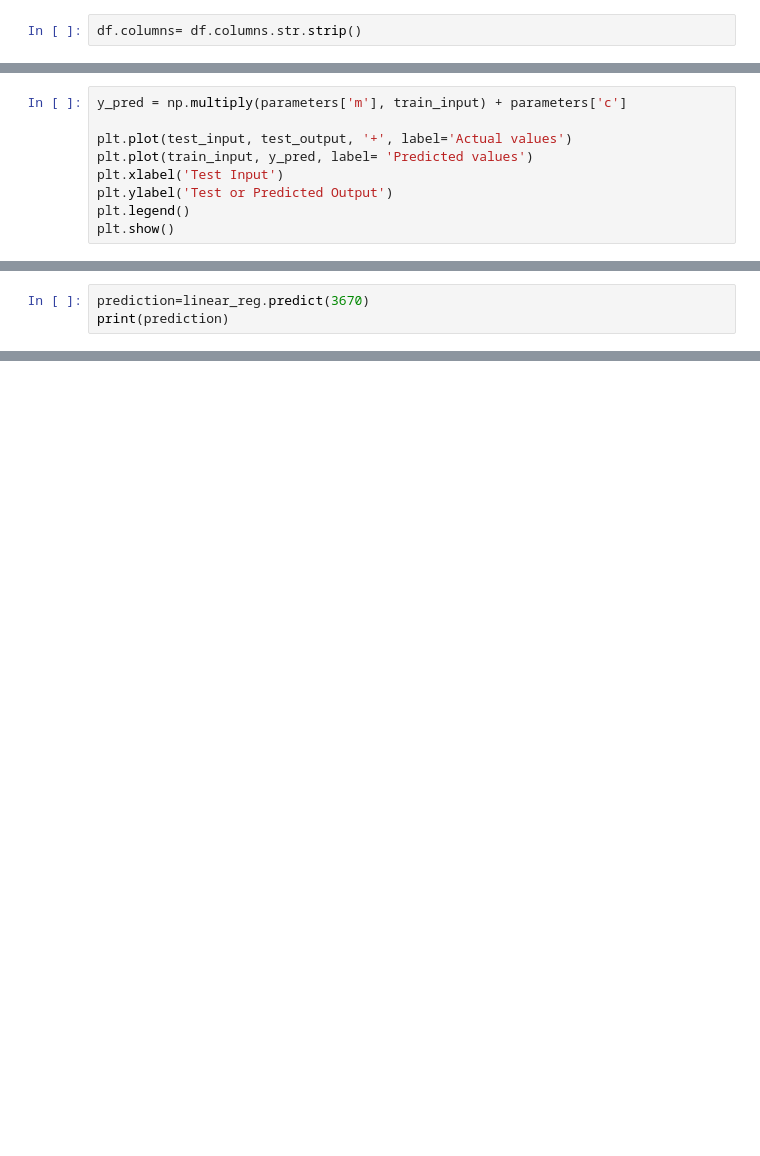
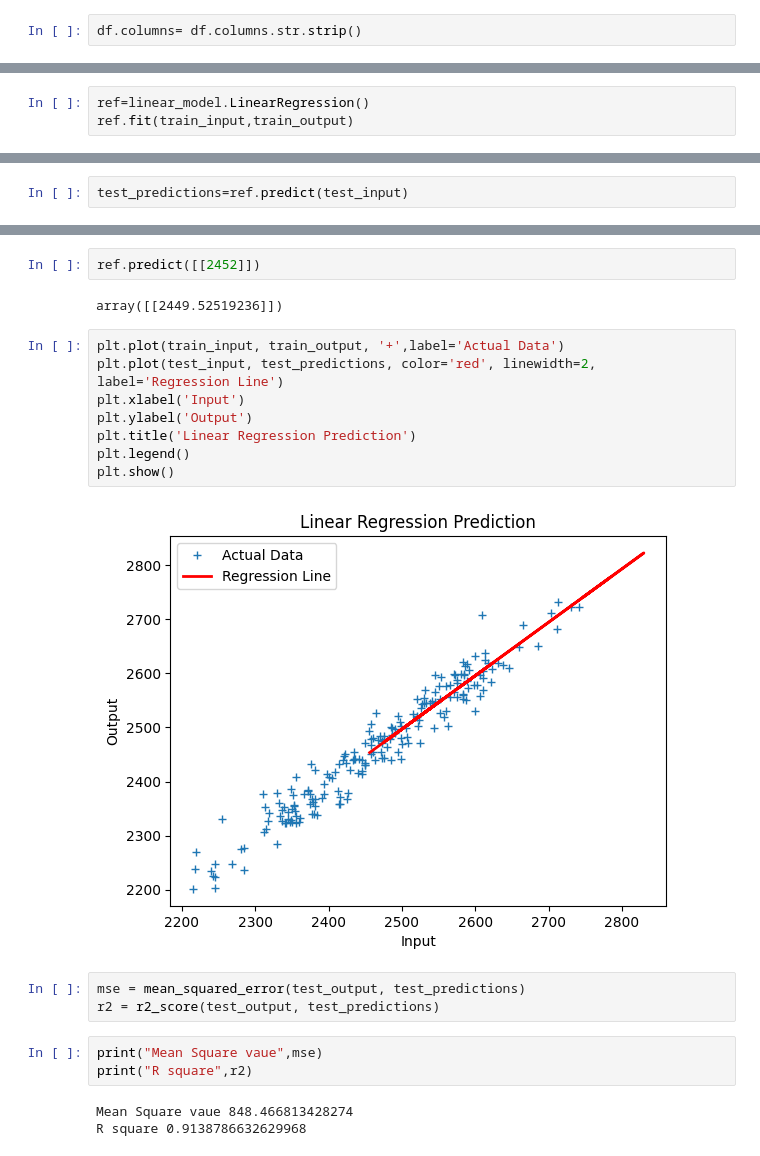
Before and after one commit to Akshaykk12/StockMarketPrediction_Linear_Regression, a Jupyter notebook: Stock_Prediction using Linear Regression.ipynb, the cells around one changed output, grey strips where cells are left out. Drawn from its saved outputs; the diff is of its cells as text; blank space fills up the shorter version.

```diff
--- a/Stock_Prediction using Linear Regression.ipynb
+++ b/Stock_Prediction using Linear Regression.ipynb
@@ -173,10 +72,4 @@ Iteration = 17, Loss = 1.1112247480277817e+108
 # %%
-y_pred = np.multiply(parameters['m'], train_input) + parameters['c']
-
-plt.plot(test_input, test_output, '+', label='Actual values')
-plt.plot(train_input, y_pred, label= 'Predicted values')
-plt.xlabel('Test Input')
-plt.ylabel('Test or Predicted Output')
-plt.legend()
-plt.show()
+ref=linear_model.LinearRegression()
+ref.fit(train_input,train_output)
 # %% [output]
@@ -184,3 +77,2 @@ plt.show()
 # %%
-prediction=linear_reg.predict(3670)
-print(prediction)
+test_predictions=ref.predict(test_input)
@@ -193,0 +99,23 @@ plt.plot(test_input, y_pred, label= 'Predicted values')
+# %%
+ref.predict([[2452]])
+# %% [output]
+array([[2449.52519236]])
+# %%
+plt.plot(train_input, train_output, '+',label='Actual Data')
+plt.plot(test_input, test_predictions, color='red', linewidth=2, label='Regression Line')
+plt.xlabel('Input')
+plt.ylabel('Output')
+plt.title('Linear Regression Prediction')
+plt.legend()
+plt.show()
+# %% [output]
+[figure, added]
+# %%
+mse = mean_squared_error(test_output, test_predictions)
+r2 = r2_score(test_output, test_predictions)
+# %%
+print("Mean Square vaue",mse)
+print("R square",r2)
+# %% [output]
+Mean Square vaue 848.466813428274
+R square 0.9138786632629968
```
Also changed, not shown: parts of 17 cells of this notebook, 1 other file.
